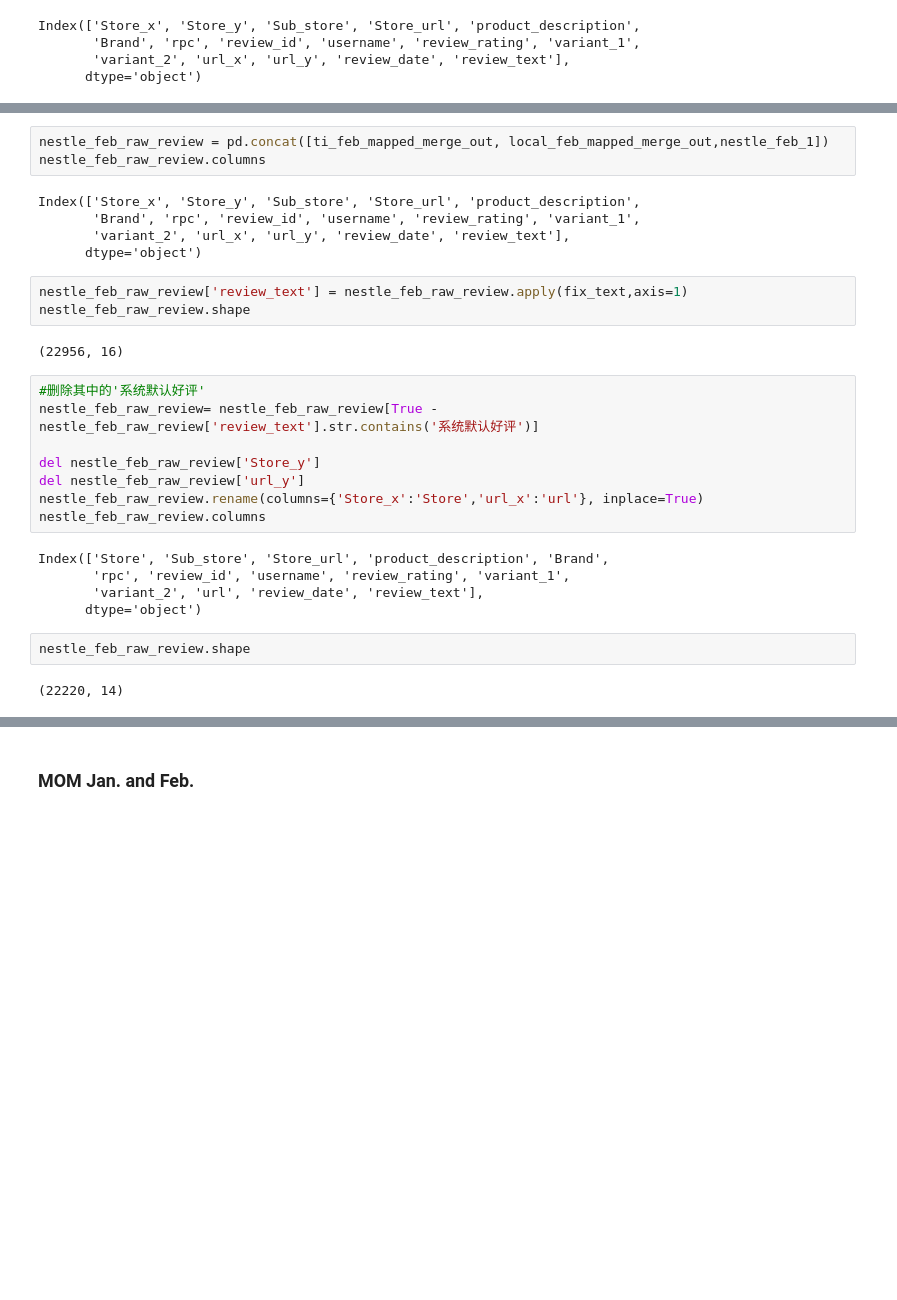
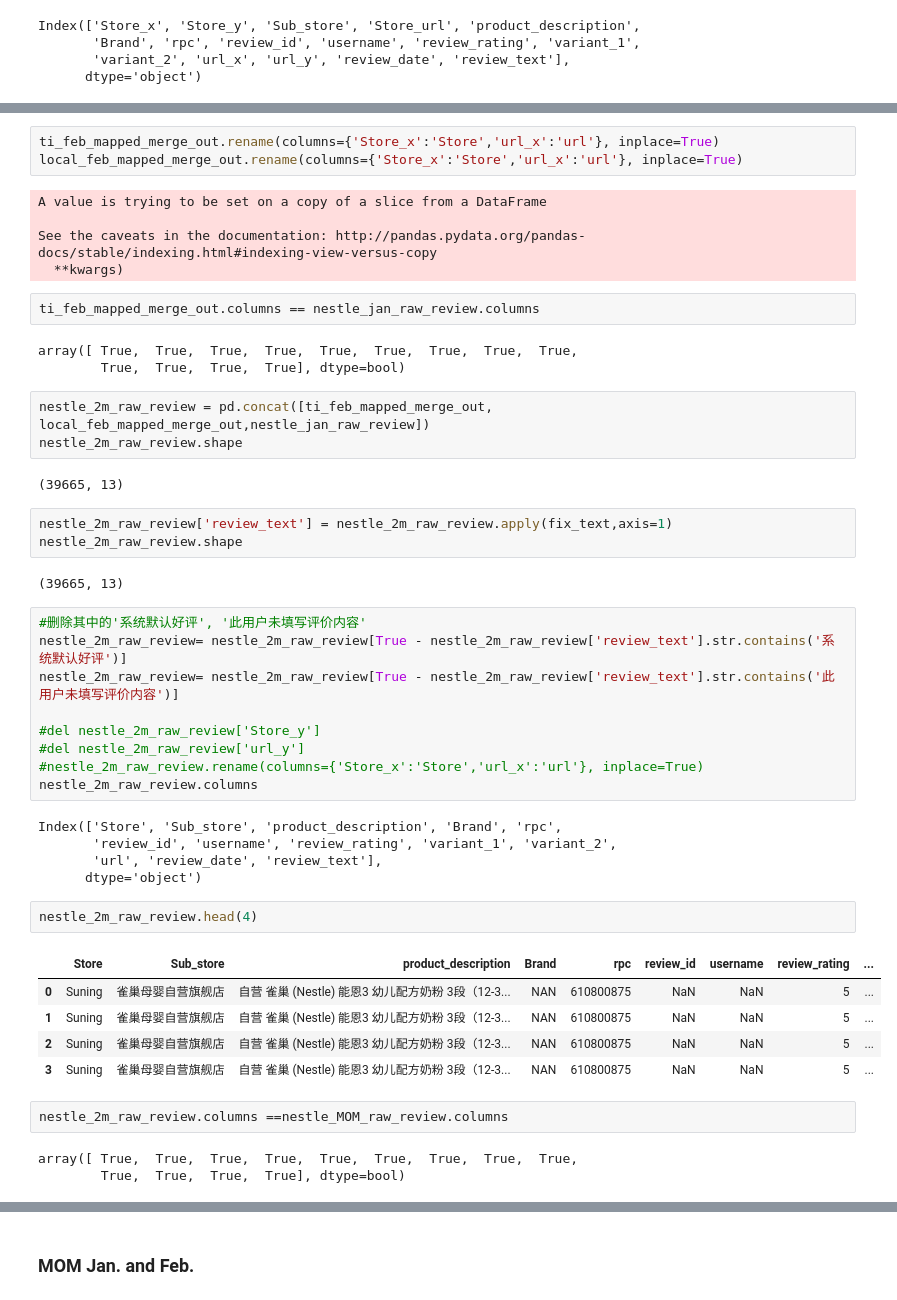
Before and after one commit to sophiazxj/spaCy-Startup, a Jupyter notebook: Merge local and ti raw review data and manipulate to do SSA.ipynb, the cells around one changed output, grey strips where cells are left out. Saved outputs shown, nothing was run; the diff lists cells and outputs as text; blank space fills up the shorter version.

```diff
--- a/Merge local and ti raw review data and manipulate to do SSA.ipynb
+++ b/Merge local and ti raw review data and manipulate to do SSA.ipynb
@@ -227,30 +263,50 @@ Index(['Store_x', 'Store_y', 'Sub_store', 'Store_url', 'product_description',
+# %%
+ti_feb_mapped_merge_out.rename(columns={'Store_x':'Store','url_x':'url'}, inplace=True)
+local_feb_mapped_merge_out.rename(columns={'Store_x':'Store','url_x':'url'}, inplace=True)
+# %% [output]
+A value is trying to be set on a copy of a slice from a DataFrame
+
+See the caveats in the documentation: http://pandas.pydata.org/pandas-docs/stable/indexing.html#indexing-view-versus-copy
+  **kwargs)
+# %%
+ti_feb_mapped_merge_out.columns == nestle_jan_raw_review.columns
+# %% [output]
+array([ True,  True,  True,  True,  True,  True,  True,  True,  True,
+        True,  True,  True,  True], dtype=bool)
 # %%
-nestle_feb_raw_review = pd.concat([ti_feb_mapped_merge_out, local_feb_mapped_merge_out,nestle_feb_1])
-nestle_feb_raw_review.columns
+nestle_2m_raw_review = pd.concat([ti_feb_mapped_merge_out, local_feb_mapped_merge_out,nestle_jan_raw_review])
+nestle_2m_raw_review.shape
 # %% [output]
-Index(['Store_x', 'Store_y', 'Sub_store', 'Store_url', 'product_description',
-       'Brand', 'rpc', 'review_id', 'username', 'review_rating', 'variant_1',
-       'variant_2', 'url_x', 'url_y', 'review_date', 'review_text'],
-      dtype='object')
+(39665, 13)
 # %%
-nestle_feb_raw_review['review_text'] = nestle_feb_raw_review.apply(fix_text,axis=1)
-nestle_feb_raw_review.shape
+nestle_2m_raw_review['review_text'] = nestle_2m_raw_review.apply(fix_text,axis=1)
+nestle_2m_raw_review.shape
 # %% [output]
-(22956, 16)
+(39665, 13)
 # %%
-#删除其中的'系统默认好评'
-nestle_feb_raw_review= nestle_feb_raw_review[True - nestle_feb_raw_review['review_text'].str.contains('系统默认好评')]
+#删除其中的'系统默认好评', '此用户未填写评价内容'
+nestle_2m_raw_review= nestle_2m_raw_review[True - nestle_2m_raw_review['review_text'].str.contains('系统默认好评')]
+nestle_2m_raw_review= nestle_2m_raw_review[True - nestle_2m_raw_review['review_text'].str.contains('此用户未填写评价内容')]
 
-del nestle_feb_raw_review['Store_y']
-del nestle_feb_raw_review['url_y']
-nestle_feb_raw_review.rename(columns={'Store_x':'Store','url_x':'url'}, inplace=True)
-nestle_feb_raw_review.columns
+#del nestle_2m_raw_review['Store_y']
+#del nestle_2m_raw_review['url_y']
+#nestle_2m_raw_review.rename(columns={'Store_x':'Store','url_x':'url'}, inplace=True)
+nestle_2m_raw_review.columns
 # %% [output]
-Index(['Store', 'Sub_store', 'Store_url', 'product_description', 'Brand',
-       'rpc', 'review_id', 'username', 'review_rating', 'variant_1',
-       'variant_2', 'url', 'review_date', 'review_text'],
+Index(['Store', 'Sub_store', 'product_description', 'Brand', 'rpc',
+       'review_id', 'username', 'review_rating', 'variant_1', 'variant_2',
+       'url', 'review_date', 'review_text'],
       dtype='object')
-# %%
-nestle_feb_raw_review.shape
-# %% [output]
-(22220, 14)
+# %%
+nestle_2m_raw_review.head(4)
+# %% [output]
+|  | Store | Sub_store | product_description | Brand | rpc | review_id | username | review_rating | ... |
+| 0 | Suning | 雀巢母婴自营旗舰店 | 自营 雀巢 (Nestle) 能恩3 幼儿配方奶粉 3段（12-3... | NAN | 610800875 | NaN | NaN | 5 | ... |
+| 1 | Suning | 雀巢母婴自营旗舰店 | 自营 雀巢 (Nestle) 能恩3 幼儿配方奶粉 3段（12-3... | NAN | 610800875 | NaN | NaN | 5 | ... |
+| 2 | Suning | 雀巢母婴自营旗舰店 | 自营 雀巢 (Nestle) 能恩3 幼儿配方奶粉 3段（12-3... | NAN | 610800875 | NaN | NaN | 5 | ... |
+| 3 | Suning | 雀巢母婴自营旗舰店 | 自营 雀巢 (Nestle) 能恩3 幼儿配方奶粉 3段（12-3... | NAN | 610800875 | NaN | NaN | 5 | ... |
+# %%
+nestle_2m_raw_review.columns ==nestle_MOM_raw_review.columns
+# %% [output]
+array([ True,  True,  True,  True,  True,  True,  True,  True,  True,
+        True,  True,  True,  True], dtype=bool)
```
Also changed, not shown: parts of 39 cells of this notebook, 18 other files.
